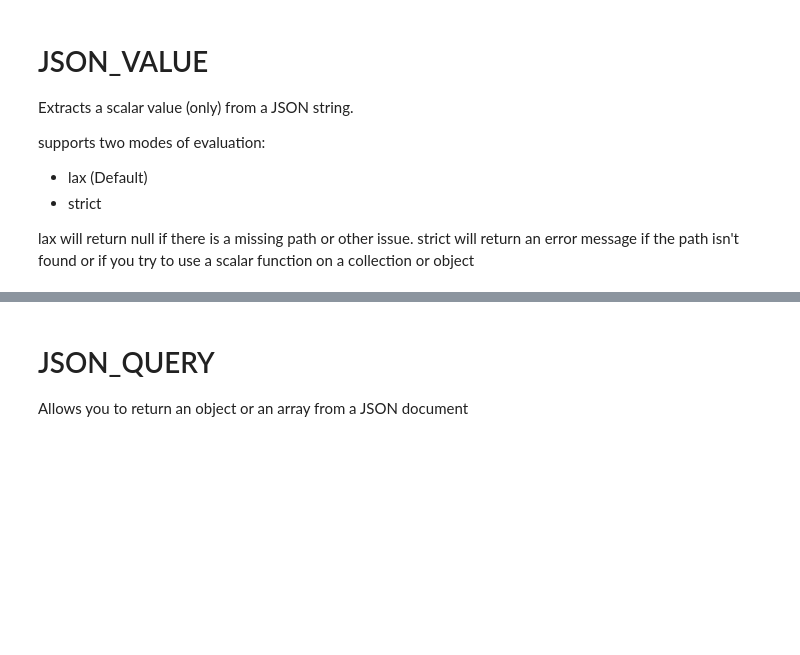
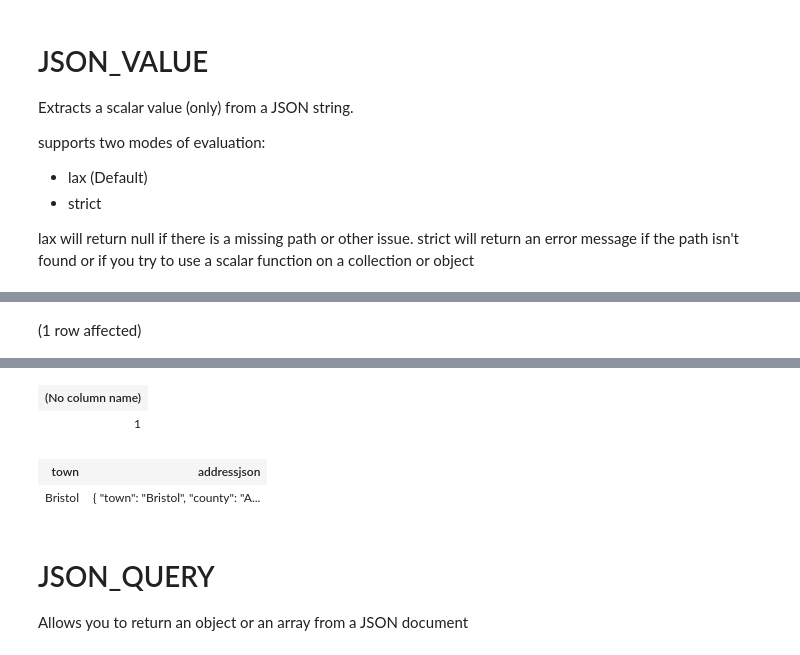
Before and after one commit to jasonhorner/JasonOnJson, a Jupyter notebook: Jason-On-JSON-Notebook.ipynb, the cells around one changed output, grey strips where cells are left out. Cells and saved outputs as stored; diff of their text form; code cells hidden in the pictures; blank space fills up the shorter version.

```diff
--- a/Jason-On-JSON-Notebook.ipynb
+++ b/Jason-On-JSON-Notebook.ipynb
@@ -146,7 +201,7 @@ SELECT
 
 -- Update
 --SET @JsonData=JSON_MODIFY(@JsonData,' strict $.town','Portishead')
-
+/*
 SET @JsonData=JSON_MODIFY(@JsonData,' lax $.info.address.town','Portishead');
 
 SELECT JSON_VALUE(@JsonData, '$.info.address.town') as town;
@@ -167,4 +222,5 @@ SELECT JSON_QUERY(@JsonData, '$.info.address') as town;
 SET @JsonData=JSON_MODIFY(@JsonData,'append $.info.tags','Football')
 
 SELECT JSON_QUERY(@JsonData,' strict $.info.tags')
+*/
 # %% [output]
@@ -171,0 +228 @@ Total execution time: 00:00:00
+(1 row affected)
@@ -172,3 +230,7 @@ Total execution time: 00:00:00
+| (No column name) |
+| 1 |
+| town | addressjson |
+| Bristol | { "town": "Bristol", "county": "A... |
 # %% [markdown]
 # JSON\_QUERY
 
```
Also changed, not shown: parts of 16 cells of this notebook.
